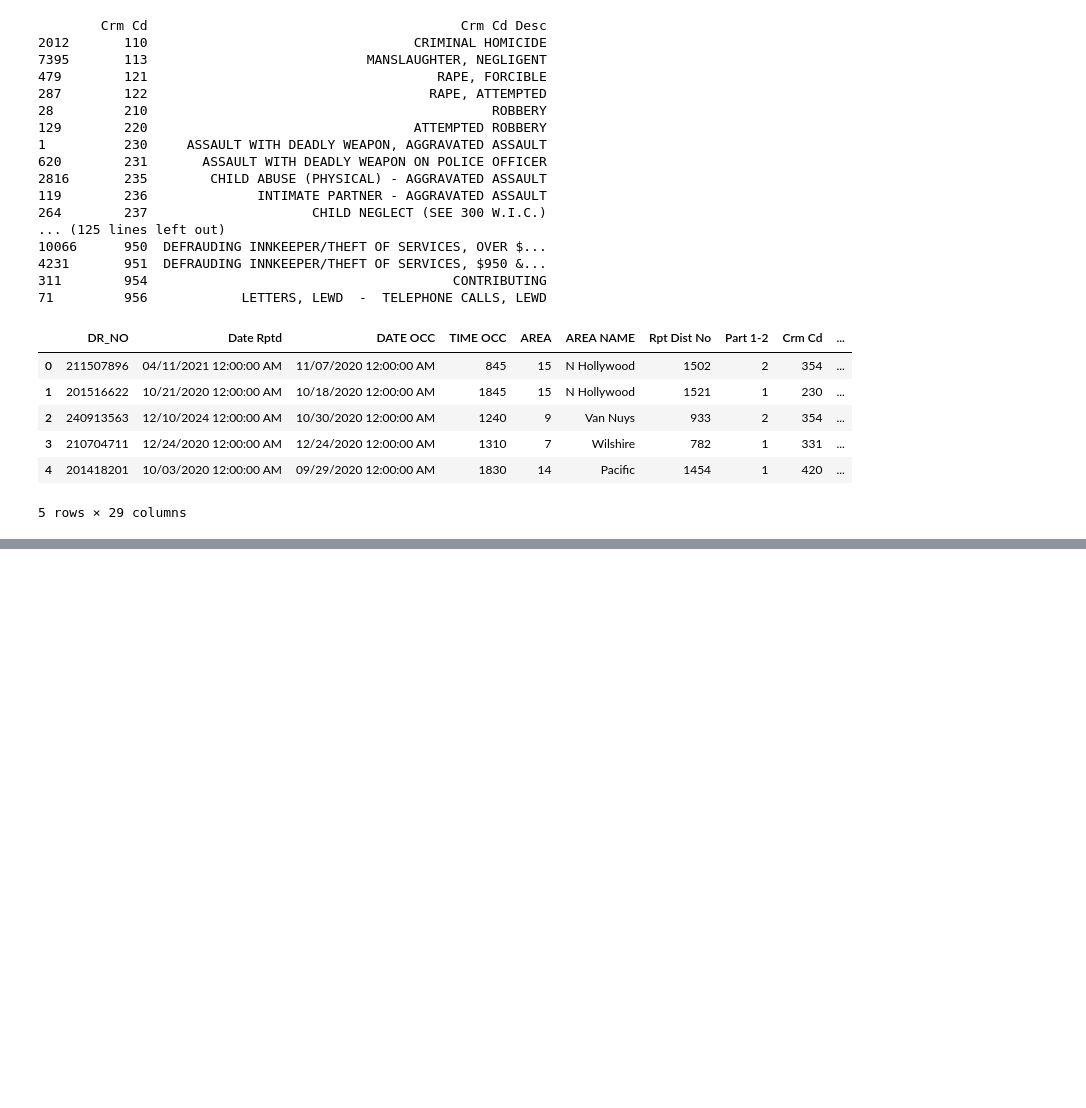
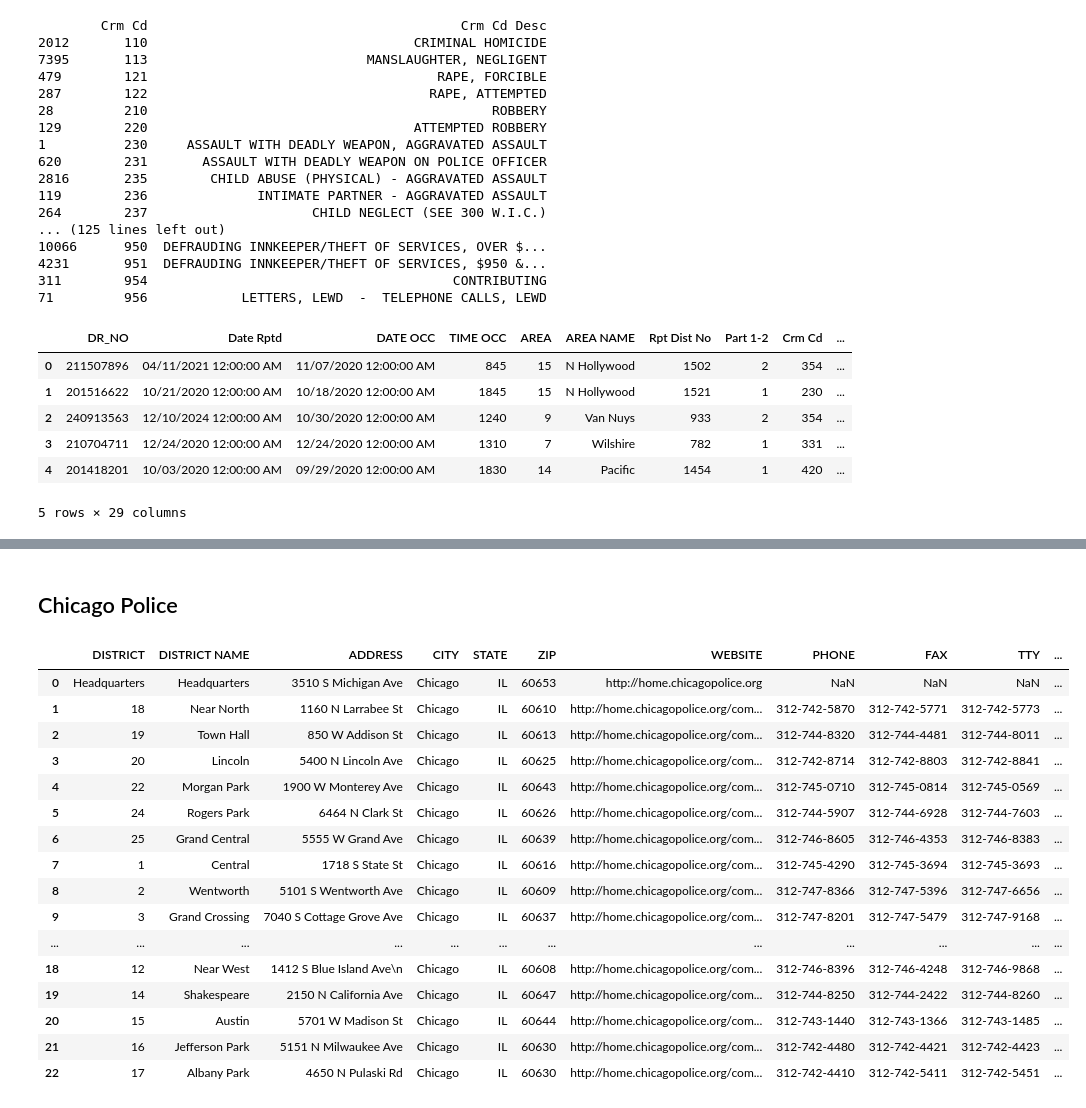
Before and after one commit to CaseyA21/CS290-CrimeData, a Jupyter notebook: codes.ipynb, the cells around one changed output, grey strips where cells are left out. Cells and saved outputs as stored; diff of their text form; code cells hidden in the pictures; blank space fills up the shorter version.

Commit message:
Added relational police variables into crime data

```diff
--- a/codes.ipynb
+++ b/codes.ipynb
@@ -540,3 +546,7 @@ los_angeles.head()
 | 3 | 210704711 | 12/24/2020 12:00:00 AM | 12/24/2020 12:00:00 AM | 1310 | 7 | Wilshire | 782 | 1 | 331 | ... |
 | 4 | 201418201 | 10/03/2020 12:00:00 AM | 09/29/2020 12:00:00 AM | 1830 | 14 | Pacific | 1454 | 1 | 420 | ... |
 5 rows × 29 columns
+# %%
+philly_police = pd.read_csv('Philly_Police_Stations.csv')
+chicago_police = pd.read_csv('Chicago_Police_Stations_20251111.csv')
+los_angeles_police = pd.read_csv('LAPD_Police_Stations_-3946316159051949741.csv')
@@ -542,0 +632,22 @@ los_angeles.head()
+# %% [markdown]
+## Chicago Police
+# %%
+chicago_police
+# %% [output]
+|  | DISTRICT | DISTRICT NAME | ADDRESS | CITY | STATE | ZIP | WEBSITE | PHONE | FAX | TTY | ... |
+| 0 | Headquarters | Headquarters | 3510 S Michigan Ave | Chicago | IL | 60653 | http://home.chicagopolice.org | NaN | NaN | NaN | ... |
+| 1 | 18 | Near North | 1160 N Larrabee St | Chicago | IL | 60610 | http://home.chicagopolice.org/com... | 312-742-5870 | 312-742-5771 | 312-742-5773 | ... |
+| 2 | 19 | Town Hall | 850 W Addison St | Chicago | IL | 60613 | http://home.chicagopolice.org/com... | 312-744-8320 | 312-744-4481 | 312-744-8011 | ... |
+| 3 | 20 | Lincoln | 5400 N Lincoln Ave | Chicago | IL | 60625 | http://home.chicagopolice.org/com... | 312-742-8714 | 312-742-8803 | 312-742-8841 | ... |
+| 4 | 22 | Morgan Park | 1900 W Monterey Ave | Chicago | IL | 60643 | http://home.chicagopolice.org/com... | 312-745-0710 | 312-745-0814 | 312-745-0569 | ... |
+| 5 | 24 | Rogers Park | 6464 N Clark St | Chicago | IL | 60626 | http://home.chicagopolice.org/com... | 312-744-5907 | 312-744-6928 | 312-744-7603 | ... |
+| 6 | 25 | Grand Central | 5555 W Grand Ave | Chicago | IL | 60639 | http://home.chicagopolice.org/com... | 312-746-8605 | 312-746-4353 | 312-746-8383 | ... |
+| 7 | 1 | Central | 1718 S State St | Chicago | IL | 60616 | http://home.chicagopolice.org/com... | 312-745-4290 | 312-745-3694 | 312-745-3693 | ... |
+| 8 | 2 | Wentworth | 5101 S Wentworth Ave | Chicago | IL | 60609 | http://home.chicagopolice.org/com... | 312-747-8366 | 312-747-5396 | 312-747-6656 | ... |
+| 9 | 3 | Grand Crossing | 7040 S Cottage Grove Ave | Chicago | IL | 60637 | http://home.chicagopolice.org/com... | 312-747-8201 | 312-747-5479 | 312-747-9168 | ... |
+| ... | ... | ... | ... | ... | ... | ... | ... | ... | ... | ... | ... |
+| 18 | 12 | Near West | 1412 S Blue Island Ave\n | Chicago | IL | 60608 | http://home.chicagopolice.org/com... | 312-746-8396 | 312-746-4248 | 312-746-9868 | ... |
+| 19 | 14 | Shakespeare | 2150 N California Ave | Chicago | IL | 60647 | http://home.chicagopolice.org/com... | 312-744-8250 | 312-744-2422 | 312-744-8260 | ... |
+| 20 | 15 | Austin | 5701 W Madison St | Chicago | IL | 60644 | http://home.chicagopolice.org/com... | 312-743-1440 | 312-743-1366 | 312-743-1485 | ... |
+| 21 | 16 | Jefferson Park | 5151 N Milwaukee Ave | Chicago | IL | 60630 | http://home.chicagopolice.org/com... | 312-742-4480 | 312-742-4421 | 312-742-4423 | ... |
+| 22 | 17 | Albany Park | 4650 N Pulaski Rd | Chicago | IL | 60630 | http://home.chicagopolice.org/com... | 312-742-4410 | 312-742-5411 | 312-742-5451 | ... |
```
Also changed, not shown: parts of 23 cells of this notebook.
